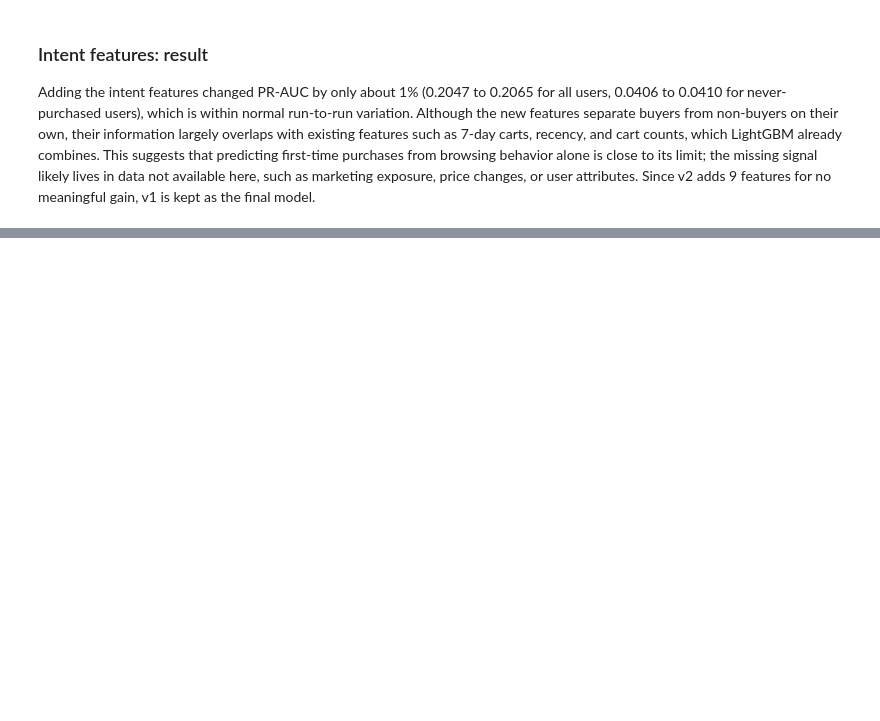
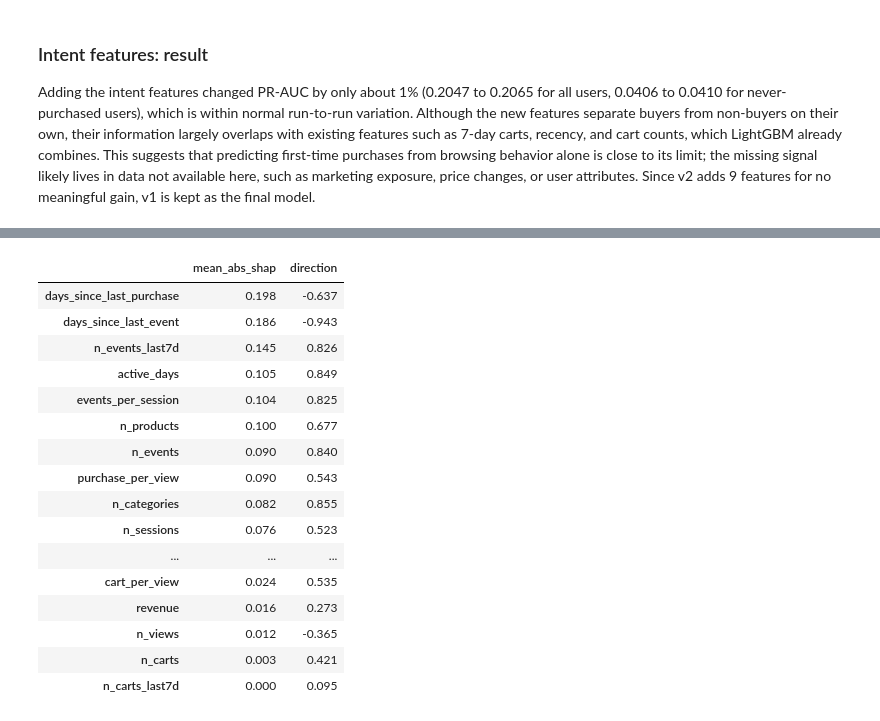
Before and after one commit to LindaZhao-neu/ecommerce-purchase-prediction, a Jupyter notebook: notebooks/purchase_prediction.ipynb, the cells around one changed output, grey strips where cells are left out. Drawn from its saved outputs; the diff is of its cells as text; code cells hidden in the pictures; blank space fills up the shorter version.

```diff
--- a/notebooks/purchase_prediction.ipynb
+++ b/notebooks/purchase_prediction.ipynb
@@ -853,0 +885,33 @@ Adding the intent features changed PR-AUC by only about 1% (0.2047 to 0.2065 for
+# %%
+# SHAP values from LightGBM directly (no extra library needed), on a sample of test users
+sample = test[features].sample(100_000, random_state=42)
+contrib = gbm.predict(sample, pred_contrib=True)   # last column is the baseline, not a feature
+shap_df = pd.DataFrame(contrib[:, :-1], columns=features, index=sample.index)
+
+shap_summary = pd.DataFrame({
+    # Average size of each feature's effect on the prediction
+    'mean_abs_shap': shap_df.abs().mean(),
+    # Positive: higher values of the feature push the predicted probability up
+    # Negative: higher values push it down
+    'direction': [sample[f].rank().corr(shap_df[f].rank()) for f in features],
+}).sort_values('mean_abs_shap', ascending=False).round(3)
+
+shap_summary
+# %% [output]
+|  | mean_abs_shap | direction |
+| days_since_last_purchase | 0.198 | -0.637 |
+| days_since_last_event | 0.186 | -0.943 |
+| n_events_last7d | 0.145 | 0.826 |
+| active_days | 0.105 | 0.849 |
+| events_per_session | 0.104 | 0.825 |
+| n_products | 0.100 | 0.677 |
+| n_events | 0.090 | 0.840 |
+| purchase_per_view | 0.090 | 0.543 |
+| n_categories | 0.082 | 0.855 |
+| n_sessions | 0.076 | 0.523 |
+| ... | ... | ... |
+| cart_per_view | 0.024 | 0.535 |
+| revenue | 0.016 | 0.273 |
+| n_views | 0.012 | -0.365 |
+| n_carts | 0.003 | 0.421 |
+| n_carts_last7d | 0.000 | 0.095 |
```
Also changed, not shown: parts of 3 cells of this notebook.
